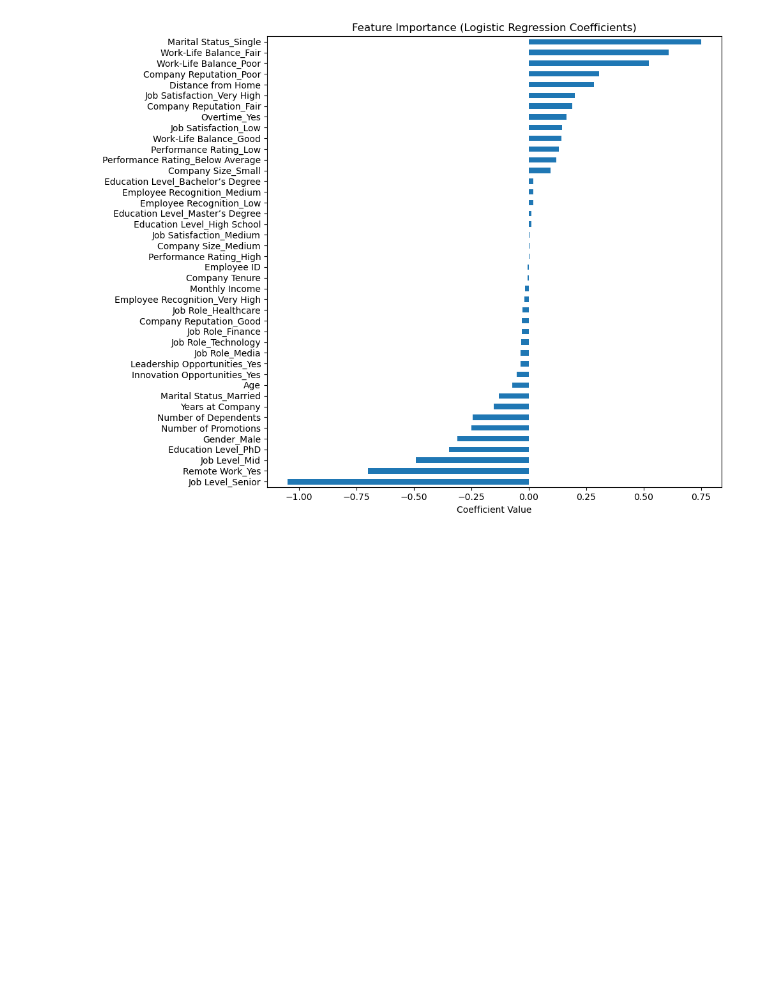
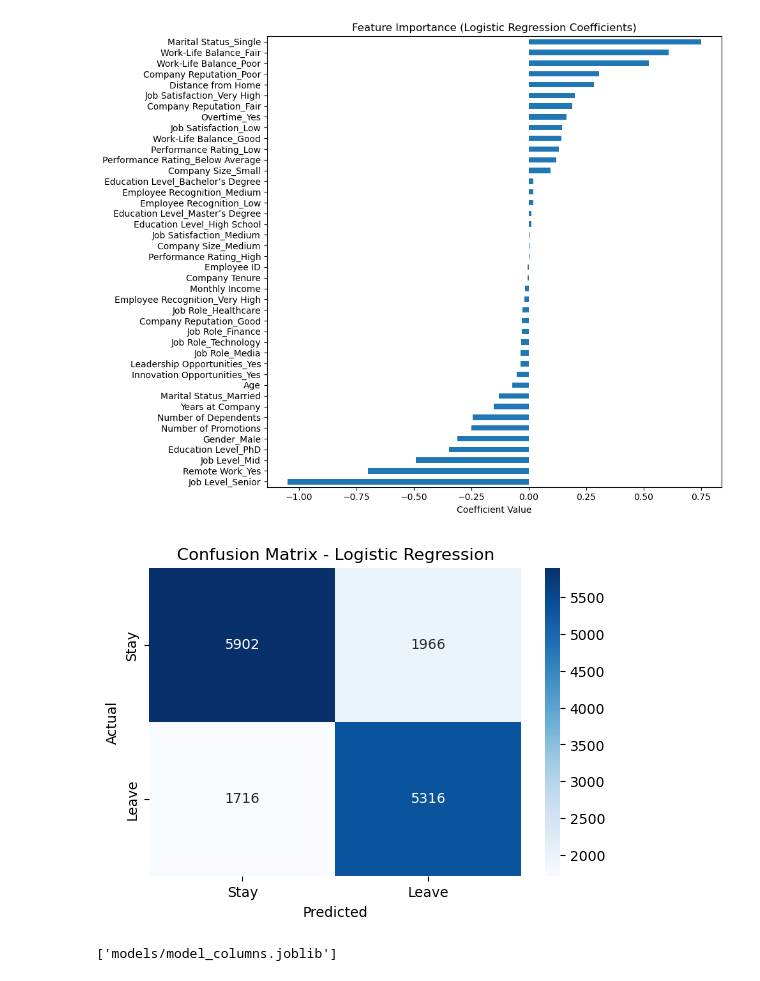
Before and after one commit to zeno1978/wgu-c964-capstone, a Jupyter notebook: employee_churn_prediction.ipynb, the cells around one changed output. Drawn from its saved outputs; the diff is of its cells as text; code cells hidden in the pictures; blank space fills up the shorter version.

```diff
--- a/employee_churn_prediction.ipynb
+++ b/employee_churn_prediction.ipynb
@@ -34,8 +34,8 @@ y_test = test_encoded['Attrition_Yes']
 X_test = X_test.reindex(columns=X_train.columns, fill_value=0)
 
 scaler = StandardScaler()
-X_train_scaled = scaler.fit_transform(X_train)
-X_test_scaled = scaler.transform(X_test)
+X_train_scaled = pd.DataFrame(scaler.fit_transform(X_train), columns=X_train.columns, index=X_train.index)
+X_test_scaled = pd.DataFrame(scaler.transform(X_test), columns=X_test.columns, index=X_test.index)
 # %%
 # Logistic Regression
 from sklearn.linear_model import LogisticRegression
@@ -148,3 +148,36 @@ plt.tight_layout()
 plt.show()
 # %% [output]
 [figure]
+# %%
+from sklearn.metrics import confusion_matrix
+import seaborn as sns
+import matplotlib.pyplot as plt
+
+# Get predictions from logistic regression
+y_pred = log_model.predict(X_test_scaled)
+
+# Generate confusion matrix
+cm = confusion_matrix(y_test, y_pred)
+
+# Plot confusion matrix
+plt.figure(figsize=(6,4))
+sns.heatmap(cm, annot=True, fmt='d', cmap='Blues', xticklabels=["Stay", "Leave"], yticklabels=["Stay", "Leave"])
+plt.xlabel("Predicted")
+plt.ylabel("Actual")
+plt.title("Confusion Matrix - Logistic Regression")
+plt.show()
+# %% [output]
+[figure, added]
+# %%
+import joblib
+
+# Save the logistic regression model
+joblib.dump(log_model, 'models/logistic_model.joblib')
+
+# Save the scaler
+joblib.dump(scaler, 'models/scaler.joblib')
+
+# Save feature columns
+joblib.dump(X_train.columns.tolist(), 'models/model_columns.joblib')
+# %% [output]
+['models/model_columns.joblib']
```
Also changed, not shown: 4 other files.
